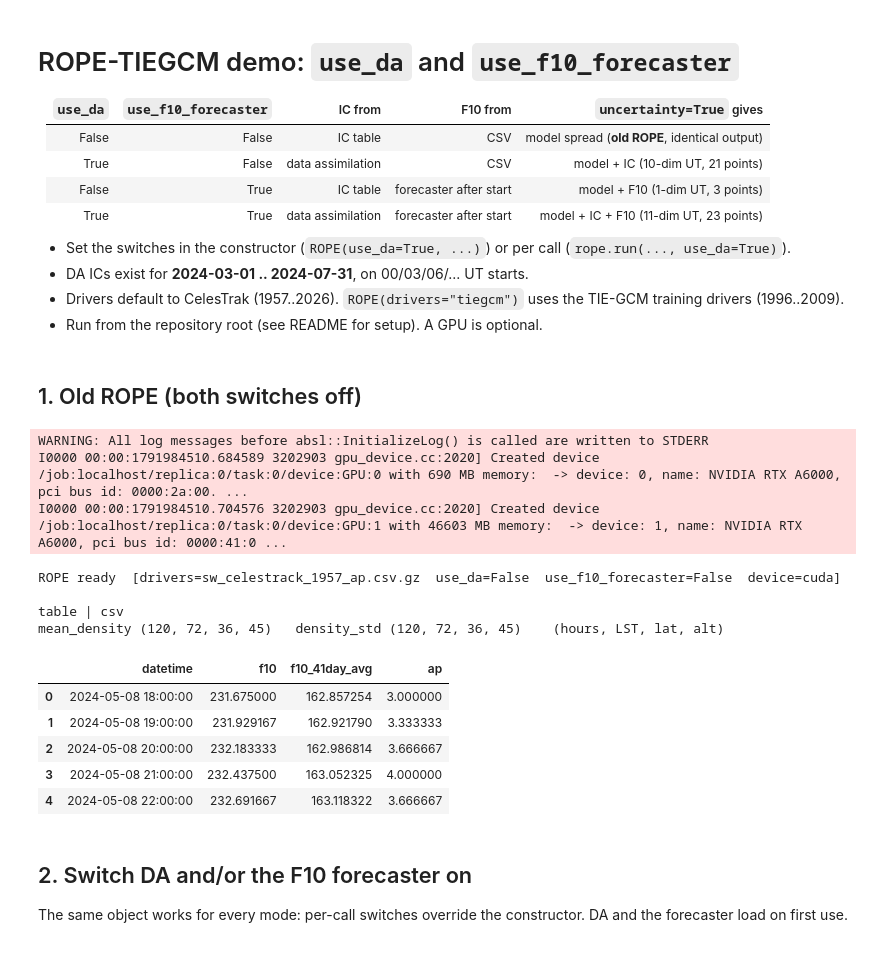
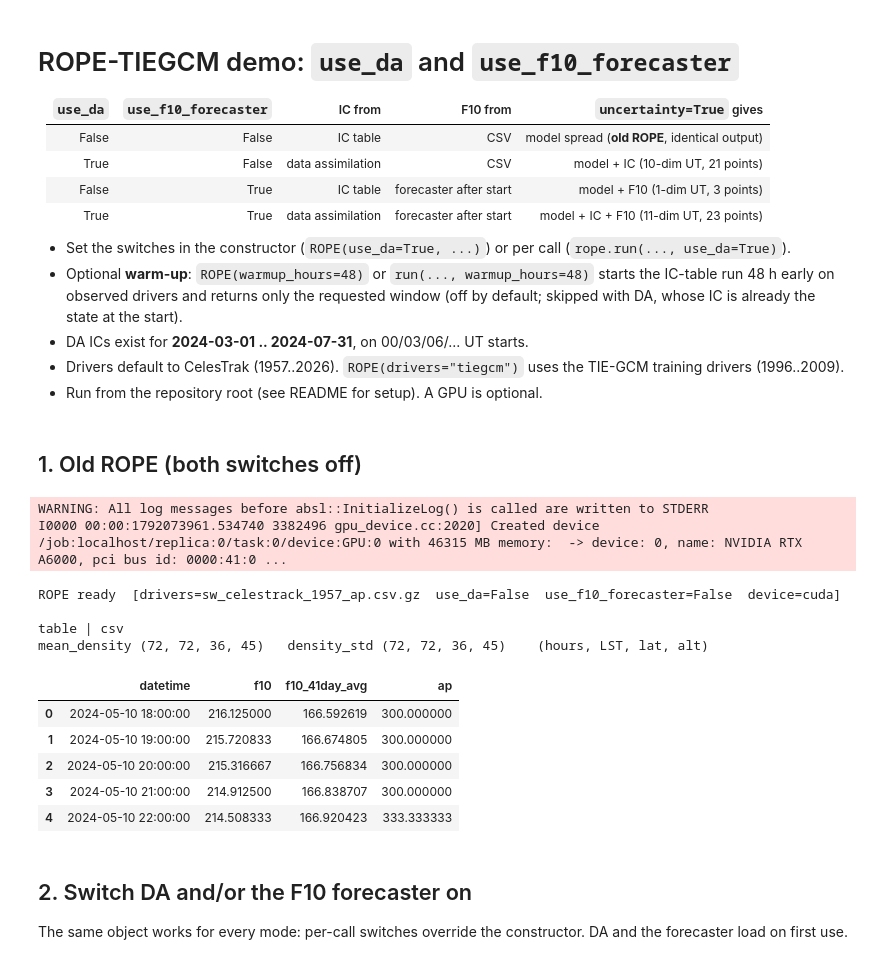
Before and after one commit to anirudh53/ROPE-TIEGCM_AP, a Jupyter notebook: demo.ipynb, the cells around one changed output. Cells and saved outputs as stored; diff of their text form; code cells hidden in the pictures.

```diff
--- a/demo.ipynb
+++ b/demo.ipynb
@@ -9,6 +9,7 @@
 | True | True | data assimilation | forecaster after start | model + IC + F10 (11-dim UT, 23 points) |
 
 * Set the switches in the constructor (`ROPE(use_da=True, ...)`) or per call (`rope.run(..., use_da=True)`).
+* Optional **warm-up**: `ROPE(warmup_hours=48)` or `run(..., warmup_hours=48)` starts the IC-table run 48 h early on observed drivers and returns only the requested window (off by default; skipped with DA, whose IC is already the state at the start).
 * DA ICs exist for **2024-03-01 .. 2024-07-31**, on 00/03/06/... UT starts.
 * Drivers default to CelesTrak (1957..2026). `ROPE(drivers="tiegcm")` uses the TIE-GCM training drivers (1996..2009).
 * Run from the repository root (see README for setup). A GPU is optional.
@@ -22,26 +23,25 @@ from rope import ROPE
 ## 1. Old ROPE (both switches off)
 # %%
 rope = ROPE()                                    # use_da=False, use_f10_forecaster=False
-START, H = "2024-05-08 18:00", 120
+START, H = "2024-05-10 18:00", 72
 
 out = rope.run(START, horizon=H)                 # uncertainty=True by default
 print(out["ic_source"], "|", out["f10_source"])
 print("mean_density", out["mean_density"].shape, "  density_std", out["density_std"].shape, "   (hours, LST, lat, alt)")
 out["window_df"].head()
 # %% [output]
 WARNING: All log messages before absl::InitializeLog() is called are written to STDERR
-I0000 00:00:1791984510.684589 3202903 gpu_device.cc:2020] Created device /job:localhost/replica:0/task:0/device:GPU:0 with 690 MB memory:  -> device: 0, name: NVIDIA RTX A6000, pci bus id: 0000:2a:00. ...
-I0000 00:00:1791984510.704576 3202903 gpu_device.cc:2020] Created device /job:localhost/replica:0/task:0/device:GPU:1 with 46603 MB memory:  -> device: 1, name: NVIDIA RTX A6000, pci bus id: 0000:41:0 ...
+I0000 00:00:1792073961.534740 3382496 gpu_device.cc:2020] Created device /job:localhost/replica:0/task:0/device:GPU:0 with 46315 MB memory:  -> device: 0, name: NVIDIA RTX A6000, pci bus id: 0000:41:0 ...
 ROPE ready  [drivers=sw_celestrack_1957_ap.csv.gz  use_da=False  use_f10_forecaster=False  device=cuda]
 
 table | csv
-mean_density (120, 72, 36, 45)   density_std (120, 72, 36, 45)    (hours, LST, lat, alt)
+mean_density (72, 72, 36, 45)   density_std (72, 72, 36, 45)    (hours, LST, lat, alt)
 |  | datetime | f10 | f10_41day_avg | ap |
-| 0 | 2024-05-08 18:00:00 | 231.675000 | 162.857254 | 3.000000 |
-| 1 | 2024-05-08 19:00:00 | 231.929167 | 162.921790 | 3.333333 |
-| 2 | 2024-05-08 20:00:00 | 232.183333 | 162.986814 | 3.666667 |
-| 3 | 2024-05-08 21:00:00 | 232.437500 | 163.052325 | 4.000000 |
-| 4 | 2024-05-08 22:00:00 | 232.691667 | 163.118322 | 3.666667 |
+| 0 | 2024-05-10 18:00:00 | 216.125000 | 166.592619 | 300.000000 |
+| 1 | 2024-05-10 19:00:00 | 215.720833 | 166.674805 | 300.000000 |
+| 2 | 2024-05-10 20:00:00 | 215.316667 | 166.756834 | 300.000000 |
+| 3 | 2024-05-10 21:00:00 | 214.912500 | 166.838707 | 300.000000 |
+| 4 | 2024-05-10 22:00:00 | 214.508333 | 166.920423 | 333.333333 |
 # %% [markdown]
 ## 2. Switch DA and/or the F10 forecaster on
 
```
Also changed, not shown: parts of 11 cells of this notebook, 3 other files.
